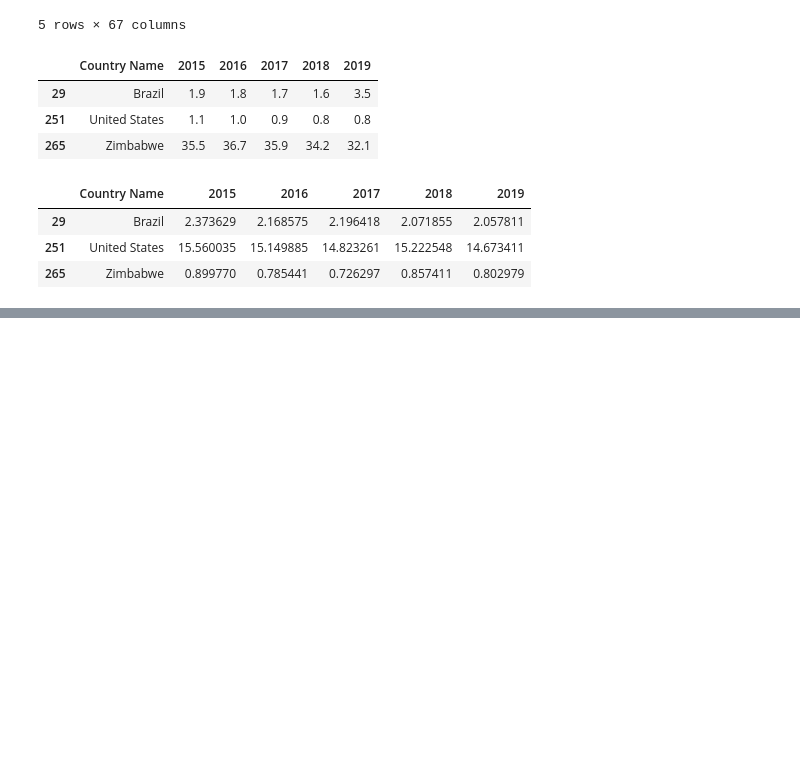
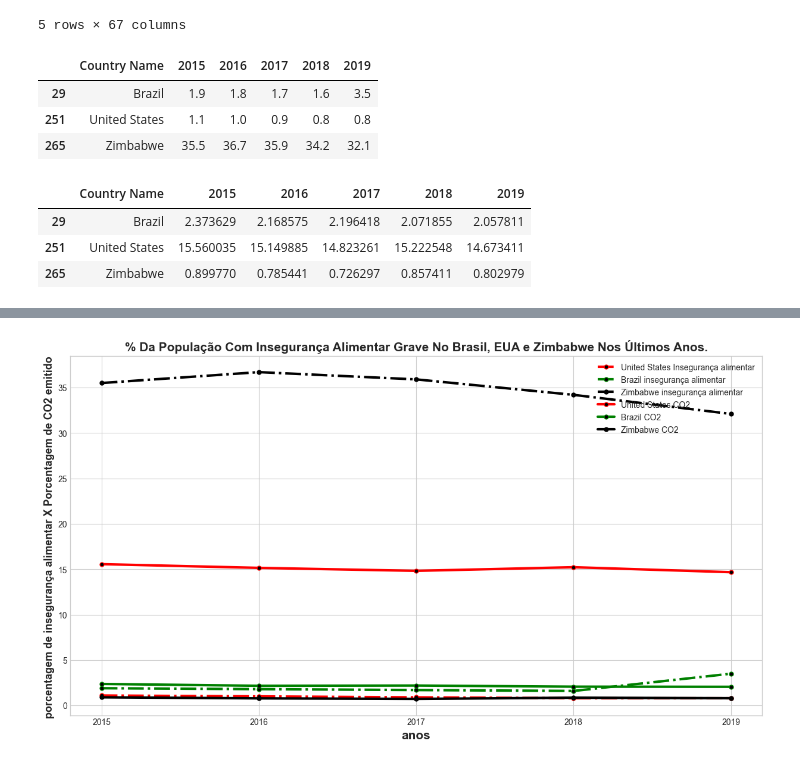
Before and after one commit to st4pzz/APS-CIENCIA-DOS-DADOS, a Jupyter notebook: resolucao.ipynb, the cells around one changed output, grey strips where cells are left out. Saved outputs shown, nothing was run; the diff lists cells and outputs as text; code cells hidden in the pictures; blank space fills up the shorter version.

```diff
--- a/resolucao.ipynb
+++ b/resolucao.ipynb
@@ -79,0 +50,57 @@ Text(0.5, 1.0, 'Fome x CO2')
+# %%
+import pandas as pd
+df = pd.read_csv('food_insecurity2 - cópia\API_SN.ITK.SVFI.ZS_DS2_en_csv_v2_4365382.csv', sep=',', encoding='latin1',decimal='.', skiprows=4 )
+df_co2 = pd.read_csv('API_EN.ATM.CO2E.PC_DS2_en_csv_v2_4493512/API_EN.ATM.CO2E.PC_DS2_en_csv_v2_4493512.csv', sep=',', encoding='latin1',decimal='.', skiprows=4 )
+
+df_brazil = df[df['Country Name']=='Brazil']
+df_brazil_co2 = df_co2[df_co2['Country Name']=='Brazil']
+
+lista_brazil = []
+lista_brazil_co2 = []
+
+for ano in range(2015,2020):
+    lista_brazil.append(df_brazil[str(ano)])
+    lista_brazil_co2.append(df_brazil_co2[str(ano)])
+
+df_usa = df[df['Country Name']=='United States']
+df_usa_co2 = df_co2[df_co2['Country Name']=='United States']
+
+lista_usa = []
+lista_usa_co2 = []
+
+for ano in range(2015,2020):
+    lista_usa.append(df_usa[str(ano)])
+    lista_usa_co2.append(df_usa_co2[str(ano)])
+
+df_zimbabwe = df[df['Country Name']=='Zimbabwe']
+df_zimbabwe_co2 = df_co2[df_co2['Country Name']=='Zimbabwe']
+
+lista_zimbabwe = []
+lista_zimbabwe_co2 =[]
+
+for ano in range(2015,2020):
+    lista_zimbabwe.append(df_zimbabwe[str(ano)])
+    lista_zimbabwe_co2.append(df_zimbabwe_co2[str(ano)])
+
+
+anos = ['2015','2016','2017','2018','2019']
+
+import matplotlib.pyplot as plt
+plt.style.use('seaborn-whitegrid')
+plt.figure(figsize=(15,8), dpi=100)
+plt.plot(anos,lista_usa,label="United States Insegurança alimentar", linewidth=3,marker='o', markerfacecolor='black', markersize=5, color='red', linestyle='dashdot')
+plt.plot(anos,lista_brazil,label="Brazil insegurança alimentar", linewidth=3,marker='o', markerfacecolor='black', markersize=5, color='green', linestyle='dashdot')
+plt.plot(anos,lista_zimbabwe,label="Zimbabwe insegurança alimentar", linewidth=3,marker='o', markerfacecolor='black', markersize=5, color='black', linestyle='dashdot')
+
+
+plt.plot(anos,lista_usa_co2,label="United States CO2", linewidth=3,marker='o', markerfacecolor='black', markersize=5, color='red')
+plt.plot(anos,lista_brazil_co2,label="Brazil CO2", linewidth=3,marker='o', markerfacecolor='black', markersize=5, color='green')
+plt.plot(anos,lista_zimbabwe_co2,label="Zimbabwe CO2", linewidth=3,marker='o', markerfacecolor='black', markersize=5, color='black')
+
+plt.title('% Da População Com Insegurança Alimentar Grave No Brasil, EUA e Zimbabwe Nos Últimos Anos.',fontsize=15, fontweight='bold')
+plt.legend(loc='upper right', fontsize=10)
+plt.xlabel('anos',fontsize=15, fontweight='bold')
+plt.ylabel('porcentagem de insegurança alimentar X Porcentagem de CO2 emitido ',fontsize=13, fontweight='bold')
+plt.show()
+# %% [output]
+[figure, added]
```
Also changed, not shown: parts of 4 cells of this notebook, 1 other file.
